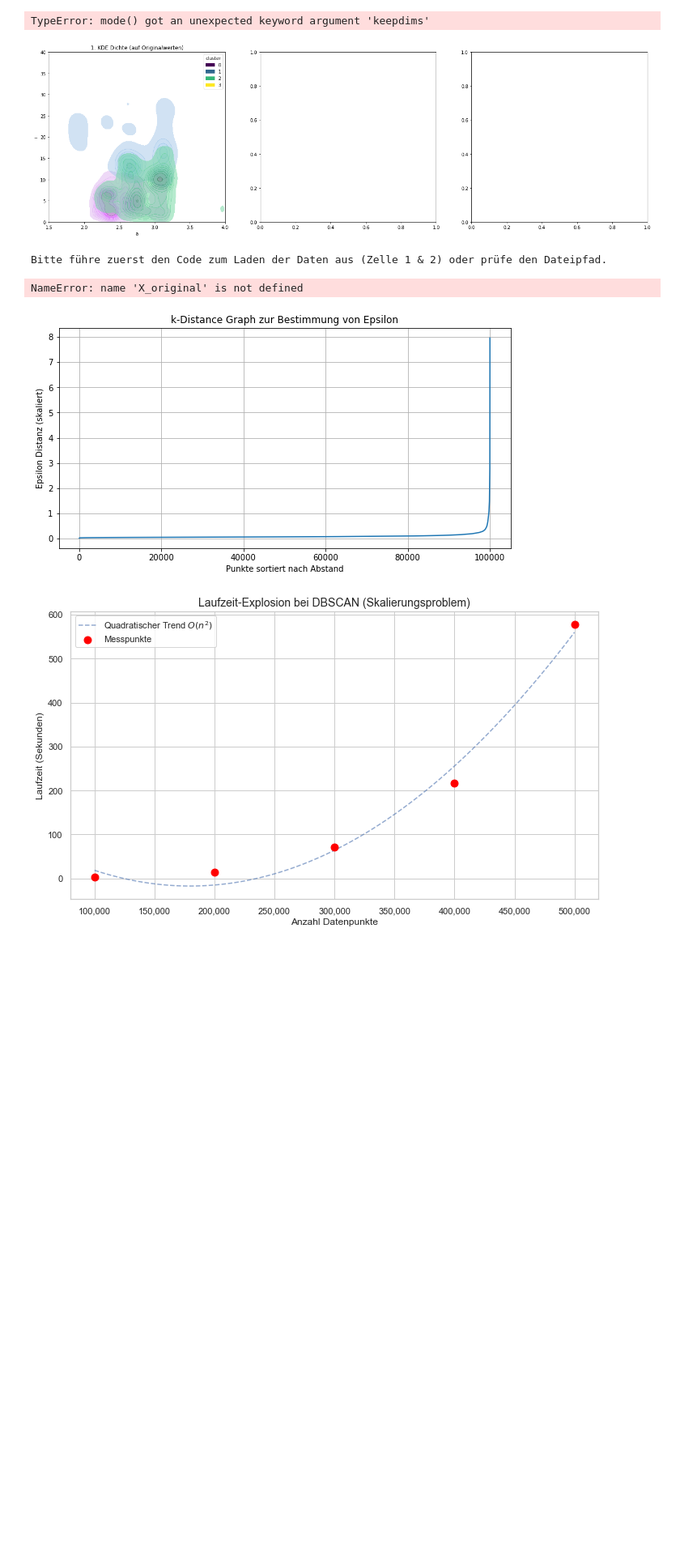
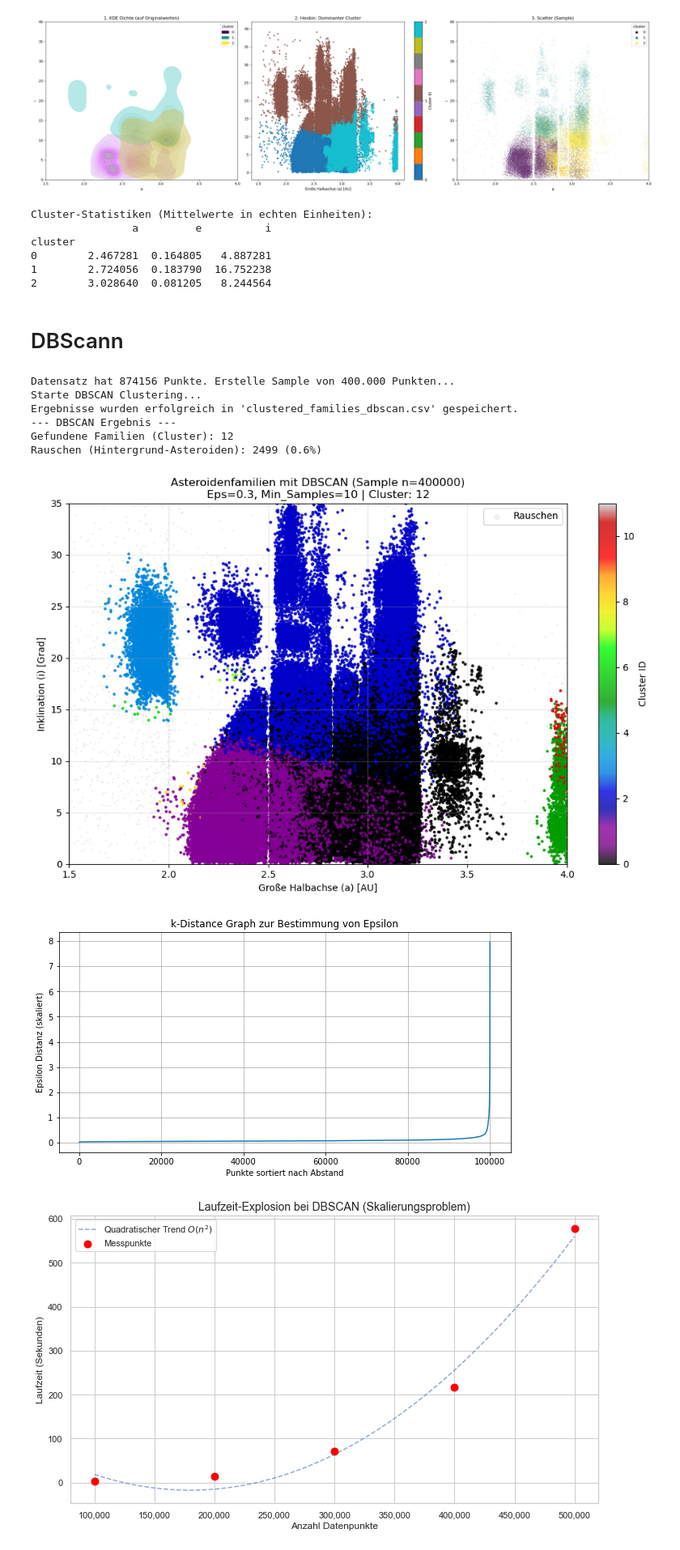
Before and after one commit to Chr1s21/MeteoritenPr-si, a Jupyter notebook: clustering/clean_FamilienFinder.ipynb, the cells around one changed output. Shown at 81% size. Saved outputs shown, nothing was run; the diff lists cells and outputs as text; code cells hidden in the pictures; blank space fills up the shorter version.

```diff
--- a/clustering/clean_FamilienFinder.ipynb
+++ b/clustering/clean_FamilienFinder.ipynb
@@ -24,10 +37,9 @@ scaler = StandardScaler()
 X_scaled = scaler.fit_transform(X_original)
 
 # 4. Clustering auf den SKALIERTEN Daten
-kmeans = KMeans(n_clusters=4, random_state=42, n_init=10) # k=4 ist oft gut für den Anfang
+kmeans = KMeans(n_clusters=3, random_state=42, n_init=10) # k=3 aus Elbow-Methode
 cluster_labels = kmeans.fit_predict(X_scaled)
 
-# Die Labels an die ORIGINAL-Daten hängen zum Plotten
 X_original['cluster'] = cluster_labels
 # %%
 # --- PLOTTING (Wir plotten X_original, NICHT X_scaled!) ---
@@ -95,8 +107,19 @@ plt.show()
 print("Cluster-Statistiken (Mittelwerte in echten Einheiten):")
 print(X_original.groupby('cluster')[['a', 'e', 'i']].mean())
 # %% [output]
+[figure, new version]
-TypeError: mode() got an unexpected keyword argument 'keepdims'
+Cluster-Statistiken (Mittelwerte in echten Einheiten):
+                a         e          i
+cluster
+0        2.467281  0.164805   4.887281
+1        2.724056  0.183790  16.752238
+2        3.028640  0.081205   8.244564
-[figure, old version]
+# %%
+# Append cluster labels to original dataframe
+df_clean.loc[X_original.index, 'cluster'] = X_original['cluster']
+df_clean.to_csv('clustered_families_kmeans.csv', index=False)
+# %% [markdown]
+# DBScann
 # %%
 import pandas as pd
 import numpy as np
@@ -114,7 +137,7 @@ import os
 if 'X_original' not in locals():
     try:
         # Pfad ggf. anpassen
-        df = pd.read_csv('clustering/GPT.csv') # Oder 'allData.csv'
+        df = pd.read_csv('allData.csv') # Oder 'allData.csv'
         # Filter für Hauptgürtel (wie in deinem Projekt)
         df_clean = df[(df['a'] < 10) & (df['a'] > 1.0)].copy()
         X_original = df_clean[['a', 'e', 'i']].dropna()
@@ -145,14 +168,6 @@ db_labels = dbscan.fit_predict(X_sample_scaled)
 
 # Labels an das SAMPLE hängen
 X_sample['dbscan_cluster'] = db_labels
-
-# ---------------------------------------------------------
-# 3. Export als CSV
-# ---------------------------------------------------------
-output_filename = 'clustered_families_dbscan.csv'
-# Sicherstellen, dass der Ordner existiert
-X_sample.to_csv(output_filename, index=False)
-print(f"Ergebnisse wurden erfolgreich in '{output_filename}' gespeichert.")
 
 # ---------------------------------------------------------
 # 4. Statistiken
@@ -168,32 +183,37 @@ print(f"Rauschen (Hintergrund-Asteroiden): {n_noise_} ({noise_percent:.1f}%)")
 # ---------------------------------------------------------
 # 5. Visualisierung (a vs i)
 # ---------------------------------------------------------
 plt.figure(figsize=(12, 7))
 
 # Daten aufteilen für sauberen Plot
 mask_noise = X_sample['dbscan_cluster'] == -1
 noise_data = X_sample[mask_noise]
 cluster_data = X_sample[~mask_noise]
 
 # 1. Rauschen plotten (grau, klein, transparent)
 plt.scatter(noise_data['a'], noise_data['i'],
             c='lightgray', s=1, alpha=0.3, label='Rauschen')
 
 # 2. Cluster plotten (bunt)
 # cmap='nipy_spectral' bietet hohen Kontrast für viele Cluster
 scatter = plt.scatter(cluster_data['a'], cluster_data['i'],
                       c=cluster_data['dbscan_cluster'],
                       cmap='nipy_spectral', s=5, alpha=0.8)
 
 plt.title(f'Asteroidenfamilien mit DBSCAN (Sample n={len(X_sample)})\nEps=0.3, Min_Samples=10 | Cluster: {n_clusters_}')
 plt.xlabel('Große Halbachse (a) [AU]')
 plt.ylabel('Inklination (i) [Grad]')
 plt.xlim(1.5, 4.0)
 plt.ylim(0, 35)
 plt.colorbar(scatter, label='Cluster ID')
 plt.legend(markerscale=5)
 plt.grid(True, alpha=0.3)
 plt.show()
 # %% [output]
-Bitte führe zuerst den Code zum Laden der Daten aus (Zelle 1 & 2) oder prüfe den Dateipfad.
+Datensatz hat 874156 Punkte. Erstelle Sample von 400.000 Punkten...
+Starte DBSCAN Clustering...
+Ergebnisse wurden erfolgreich in 'clustered_families_dbscan.csv' gespeichert.
+--- DBSCAN Ergebnis ---
+Gefundene Familien (Cluster): 12
+Rauschen (Hintergrund-Asteroiden): 2499 (0.6%)
-NameError: name 'X_original' is not defined
+[figure, added]
```
Also changed, not shown: parts of 4 cells of this notebook, 2 other files.
